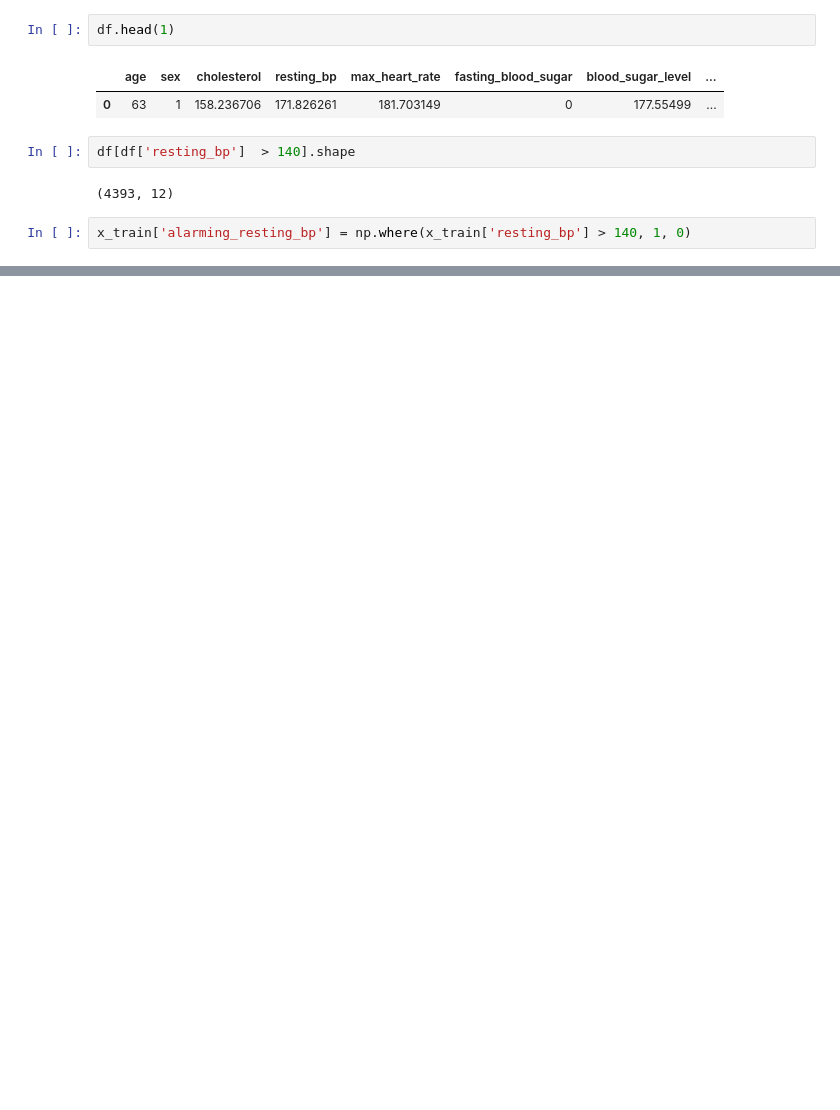
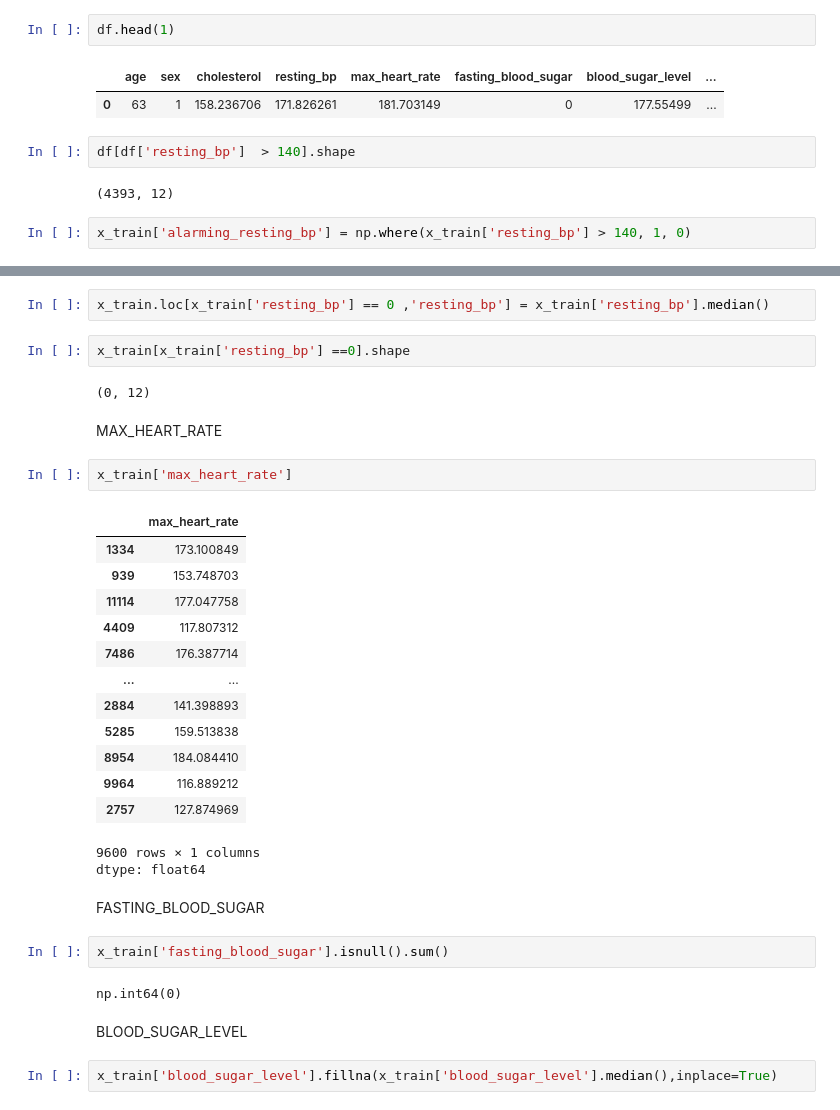
Before and after one commit to saaaaaaaaaaaaaad56/CodeAlpha_Disease_prediction, a Jupyter notebook: execution.ipynb, the cells around one changed output, grey strips where cells are left out. Drawn from its saved outputs; the diff is of its cells as text; blank space fills up the shorter version.

```diff
--- a/execution.ipynb
+++ b/execution.ipynb
@@ -175 +186,36 @@ x_train
 9600 rows × 12 columns
+# %%
+x_train.loc[x_train['resting_bp'] == 0 ,'resting_bp'] = x_train['resting_bp'].median()
+# %%
+x_train[x_train['resting_bp'] ==0].shape
+# %% [output]
+(0, 12)
+# %% [markdown]
+MAX_HEART_RATE
+# %%
+x_train['max_heart_rate']
+# %% [output]
+|  | max_heart_rate |
+| 1334 | 173.100849 |
+| 939 | 153.748703 |
+| 11114 | 177.047758 |
+| 4409 | 117.807312 |
+| 7486 | 176.387714 |
+| ... | ... |
+| 2884 | 141.398893 |
+| 5285 | 159.513838 |
+| 8954 | 184.084410 |
+| 9964 | 116.889212 |
+| 2757 | 127.874969 |
+9600 rows × 1 columns
+dtype: float64
+# %% [markdown]
+FASTING_BLOOD_SUGAR
+# %%
+x_train['fasting_blood_sugar'].isnull().sum()
+# %% [output]
+np.int64(0)
+# %% [markdown]
+BLOOD_SUGAR_LEVEL
+# %%
+x_train['blood_sugar_level'].fillna(x_train['blood_sugar_level'].median(),inplace=True)
```
Also changed, not shown: parts of 11 cells of this notebook.
